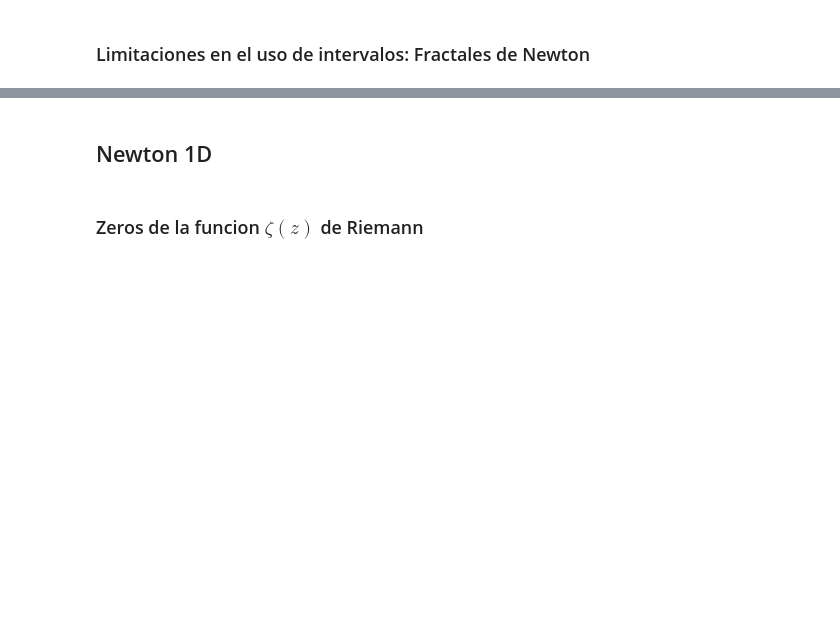
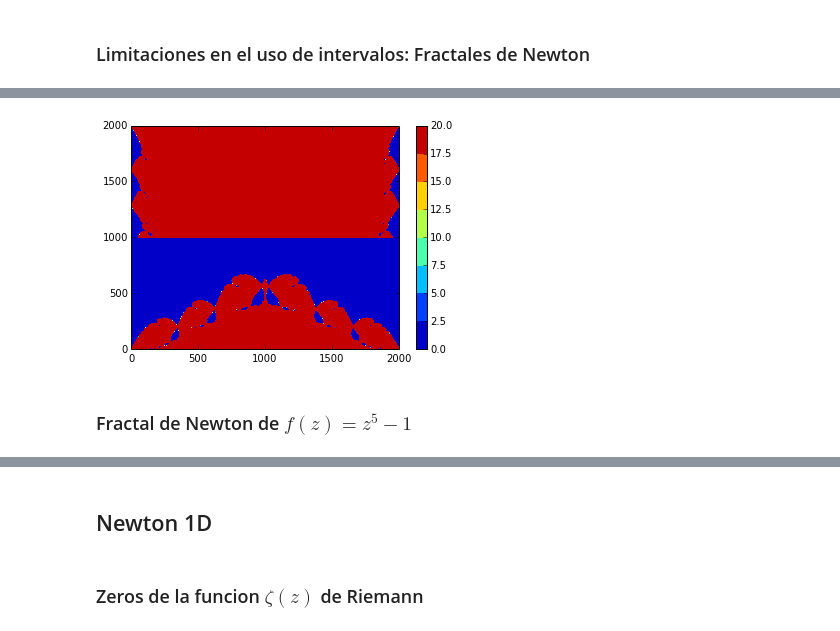
Before and after one commit to davidphysdavalos/ClasePython, a Jupyter notebook: ProyectoFinal/Presentacion.ipynb, the cells around one changed output, grey strips where cells are left out. Saved outputs shown, nothing was run; the diff lists cells and outputs as text; code cells hidden in the pictures; blank space fills up the shorter version.

```diff
--- a/ProyectoFinal/Presentacion.ipynb
+++ b/ProyectoFinal/Presentacion.ipynb
@@ -69,0 +210,19 @@ for i in range(-1000,1000):
+# %%
+for i in range(-1000,1000):
+
+    for j in range(-1000,1000):
+
+
+        if B[i,j]==(1.0+0.0j) or B[i,j]==-0.5+0.8660254j or B[i,j]==-0.5-0.8660254j or B[i,j]==0:
+
+            if B[i,j]==-0.5+0.8660254j:
+
+                B[i,j]=10.0
+
+            if B[i,j]==-0.5-0.8660254j:
+
+                B[i,j]=-10.0
+
+        else:
+
+            B[i,j]=20.0
@@ -69,0 +255,9 @@ for i in range(-1000,1000):
+# %%
+plt.figure()
+plt.contourf(B)
+plt.colorbar()
+plt.show()
+# %% [output]
+[figure, added]
+# %% [markdown]
+### Fractal de Newton de $f(z)=z^5-1$
```
Also changed, not shown: parts of 38 cells of this notebook, 2 other files.
